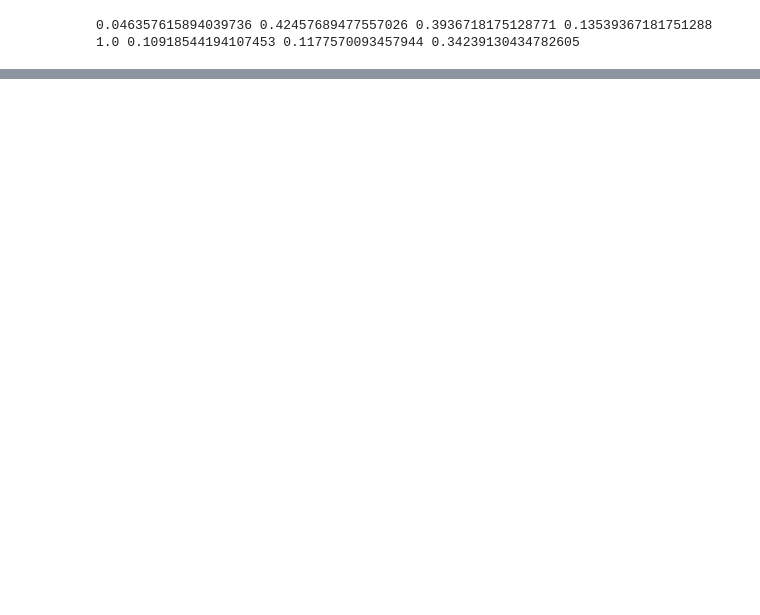
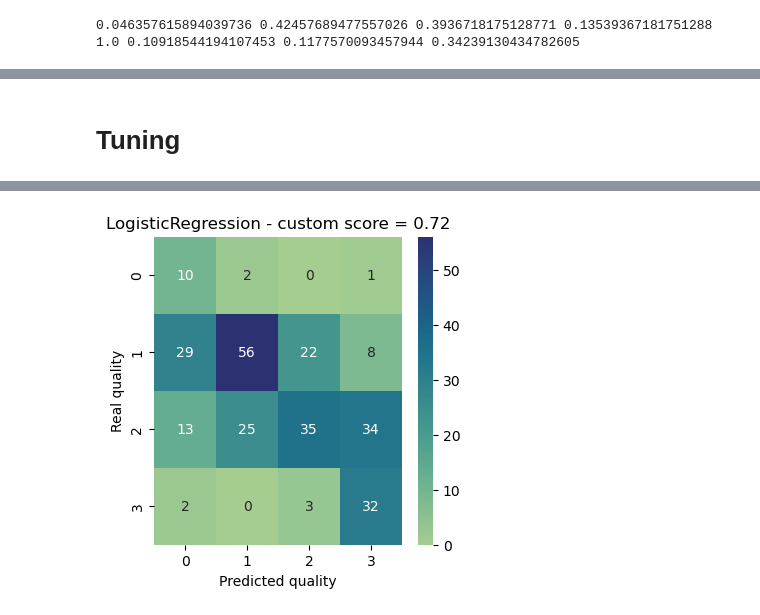
Before and after one commit to infoshareacademy/jdszr8-riva, a Jupyter notebook: WINES_ML/aron/wines_modelling.ipynb, the cells around one changed output, grey strips where cells are left out. Cells and saved outputs as stored; diff of their text form; code cells hidden in the pictures; blank space fills up the shorter version.

Commit message:
modelling for top3 models

```diff
--- a/WINES_ML/aron/wines_modelling.ipynb
+++ b/WINES_ML/aron/wines_modelling.ipynb
@@ -343,4 +179,0 @@ X_train_scaled, X_test_scaled, y_train, y_test = train_test_split(X_scaled,
-# %%
-# check if scalling improve fbeta or f1 score
-for model in models:
-    run_model(model, X_train_scaled, y_train, skf)
@@ -539,15 +179,0 @@ weighted avg       0.58      0.58      0.58       453
-# %%
-print("Best XGB estimator after tuning")
-print(f"fbeta score = {fbeta_score(y_test, best_clf_XGB.predict(X_test), beta=2, average='macro'):.2f}", end="\n\n")
-print(classification_report(y_test, best_clf_XGB.predict(X_test)))
-
-fig = plt.figure(figsize=(5,5))
-cm = confusion_matrix(y_test, best_clf_XGB.predict(X_test))
-ax= plt.subplot()
-sns.set(font_scale=1)
-sns.heatmap(cm,
-            annot=True,
-            fmt='g',
-            ax=ax,
-            cmap="crest")
-plt.title("Best XGB estimator after tuning");
@@ -570,0 +280,59 @@ Turned out that even though Decision Tree basic model perfomerd better than basi
+# %% [markdown]
+# Tuning
+# %%
+# LR tuning
+LR_model_basic = basic_models["LogisticRegression"]
+LR_scaler = scalers["power_transformer_YeoJohnson"]
+
+LR_pipeline_result = Pipeline([('scaler', LR_scaler),
+                               ('model', LR_model_basic)])
+
+LR_parameter_grid = {'model__C': [0.001, 0.01, 0.05, 0.1, 0.5, 1, 2],
+                     'model__solver': ['newton-cg', 'lbfgs'],
+                     'model__penalty': ['l1', 'l2']}
+
+# creating a cutom function to make custom scorer for GridSearch
+def custom_metric(y_true, y_pred):
+        cf = confusion_matrix(y_true, y_pred)
+        recall_0 = cf[0][0] / sum(cf[0, :])
+        precision_1 = cf[1][1] / sum(cf[:, 1])
+        precision_2 = cf[2][2] / sum(cf[:, 2])
+        recall_3 = cf[3][3] / sum(cf[3, :])
+        custom_score = (recall_0 + precision_1 + precision_2 + recall_3)/4
+        return custom_score
+
+# creating a scorer for GridSearch
+scorer = make_scorer(custom_metric, greater_is_better=True)
+LR_grid = GridSearchCV(LR_pipeline_result,
+                       LR_parameter_grid,
+                       cv=skf,
+                       scoring=scorer)
+LR_model_tuned = LR_grid.fit(X_train, y_train)
+
+LR_y_test_pred = LR_model_tuned.predict(X_test)
+LR_cf = confusion_matrix(y_test, LR_y_test_pred)
+LR_recall_0 = LR_cf[0][0] / sum(LR_cf[0, :])
+LR_precision_1 = LR_cf[1][1] / sum(LR_cf[:, 1])
+LR_precision_2 = LR_cf[2][2] / sum(LR_cf[:, 2])
+LR_recall_3 = LR_cf[3][3] / sum(LR_cf[3, :])
+LR_custom_score = (LR_recall_0 + LR_precision_1 + LR_precision_2 + LR_recall_3)/4
+
+print(LR_grid.best_estimator_.steps[1][1])
+print("LogisticRegression - test data after tuning", end="\n")
+print(f"LogisticRegression - custom score after tuning: {LR_custom_score:.2f}", end="\n")
+print(LR_cf, end="\n\n\n")
+
+fig = plt.figure(figsize=(4,4))
+ax= plt.subplot()
+sns.heatmap(LR_cf,
+            annot=True,
+            fmt='g',
+            ax=ax,
+            cmap="crest")
+
+
+ax.set_xlabel('Predicted quality')
+ax.set_ylabel('Real quality')
+ax.set_title(f'LogisticRegression - custom score = {LR_custom_score:.2f}')
+pass
+# %% [output]
@@ -570,0 +347 @@ Turned out that even though Decision Tree basic model perfomerd better than basi
+[figure, added]
```
Also changed, not shown: parts of 39 cells of this notebook.
